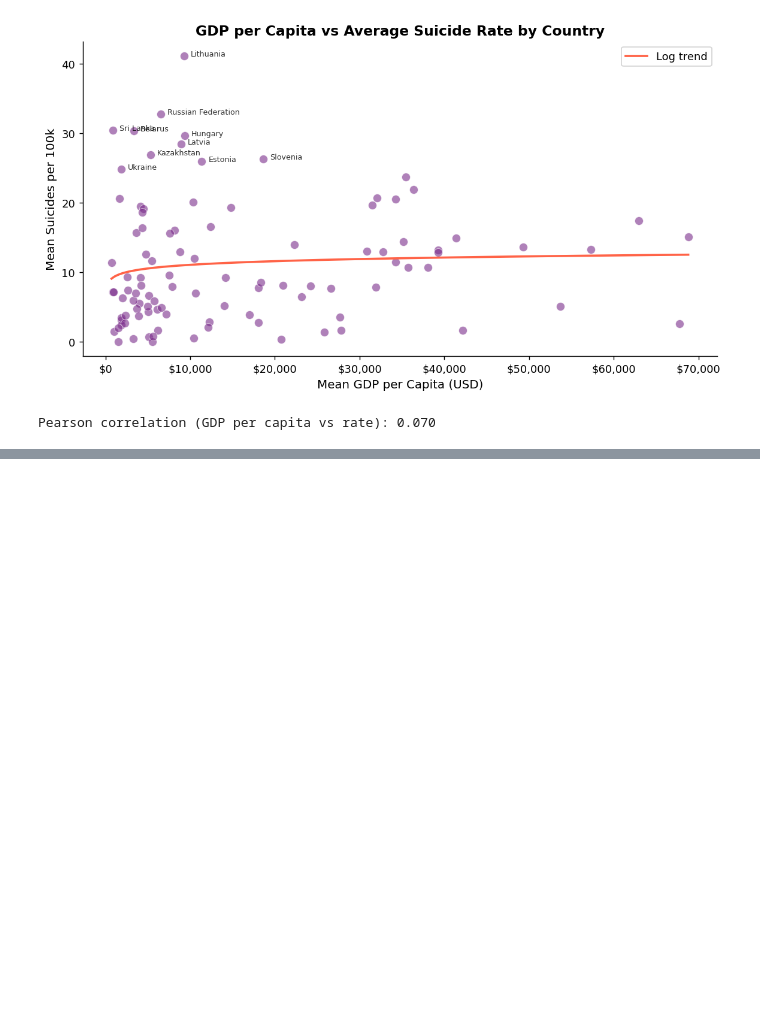
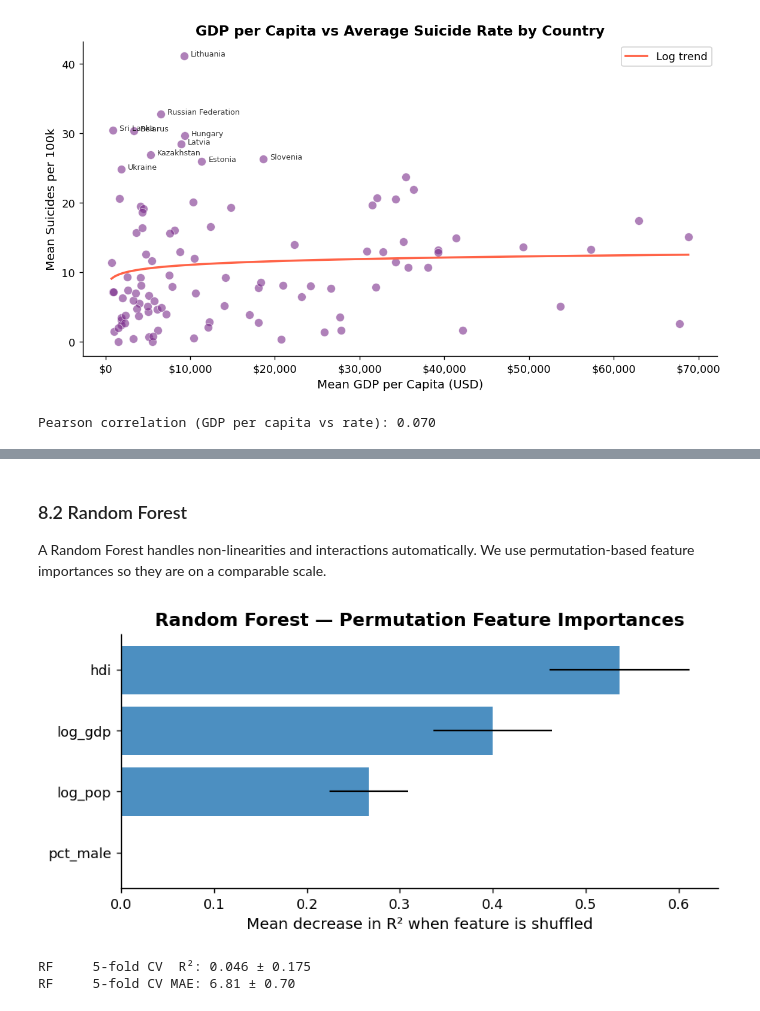
Before and after one commit to MustafaKaanKoc/Reproducible-Research-Term-Project, a Jupyter notebook: suicide_rates_initial_eda.ipynb, the cells around one changed output, grey strips where cells are left out. Saved outputs shown, nothing was run; the diff lists cells and outputs as text; code cells hidden in the pictures; blank space fills up the shorter version.

```diff
--- a/suicide_rates_initial_eda.ipynb
+++ b/suicide_rates_initial_eda.ipynb
@@ -335,0 +427,36 @@ Pearson correlation (GDP per capita vs rate): 0.070
+# %% [markdown]
+### 8.2 Random Forest
+A Random Forest handles non-linearities and interactions automatically.
+We use permutation-based feature importances so they are on a comparable scale.
+# %%
+from sklearn.inspection import permutation_importance
+
+rf = RandomForestRegressor(n_estimators=300, random_state=42,
+                           max_features='sqrt', min_samples_leaf=3)
+rf.fit(X, y)
+
+# Permutation importance (more reliable than impurity-based)
+perm = permutation_importance(rf, X, y, n_repeats=30, random_state=42)
+imp_df = pd.DataFrame({
+    'feature':    FEATURES,
+    'importance': perm.importances_mean,
+    'std':        perm.importances_std,
+}).sort_values('importance', ascending=True)
+
+fig, ax = plt.subplots(figsize=(7, 3.5))
+ax.barh(imp_df['feature'], imp_df['importance'],
+        xerr=imp_df['std'], color='#2c7bb6', alpha=0.85,
+        error_kw={'linewidth': 1.2})
+ax.set(title='Random Forest — Permutation Feature Importances',
+       xlabel='Mean decrease in R² when feature is shuffled')
+plt.tight_layout()
+plt.show()
+
+cv_r2_rf  = cross_val_score(rf, X, y, cv=kf, scoring='r2')
+cv_mae_rf = cross_val_score(rf, X, y, cv=kf, scoring='neg_mean_absolute_error')
+print(f"RF     5-fold CV  R²: {cv_r2_rf.mean():.3f} ± {cv_r2_rf.std():.3f}")
+print(f"RF     5-fold CV MAE: {(-cv_mae_rf).mean():.2f} ± {(-cv_mae_rf).std():.2f}")
+# %% [output]
+[figure, added]
+RF     5-fold CV  R²: 0.046 ± 0.175
+RF     5-fold CV MAE: 6.81 ± 0.70
```
Also changed, not shown: parts of 6 cells of this notebook.
